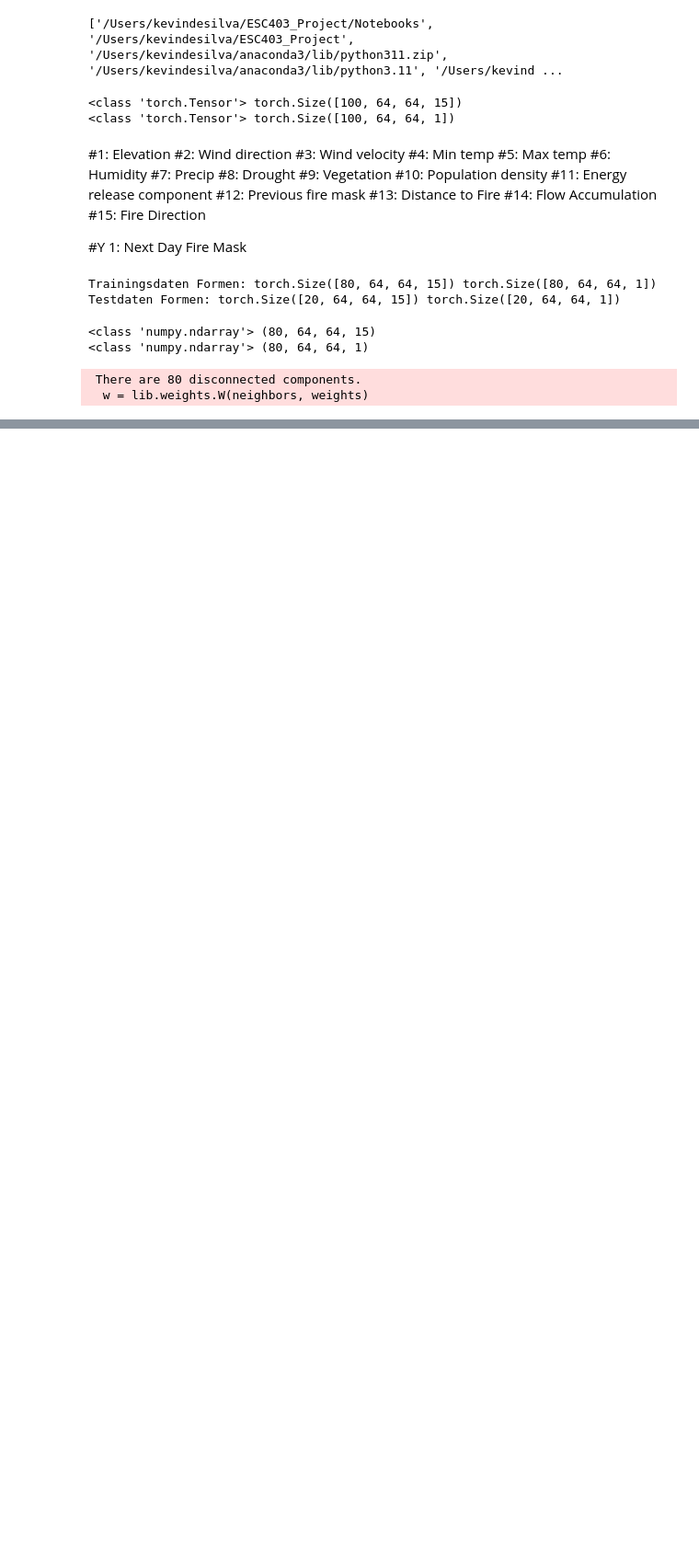
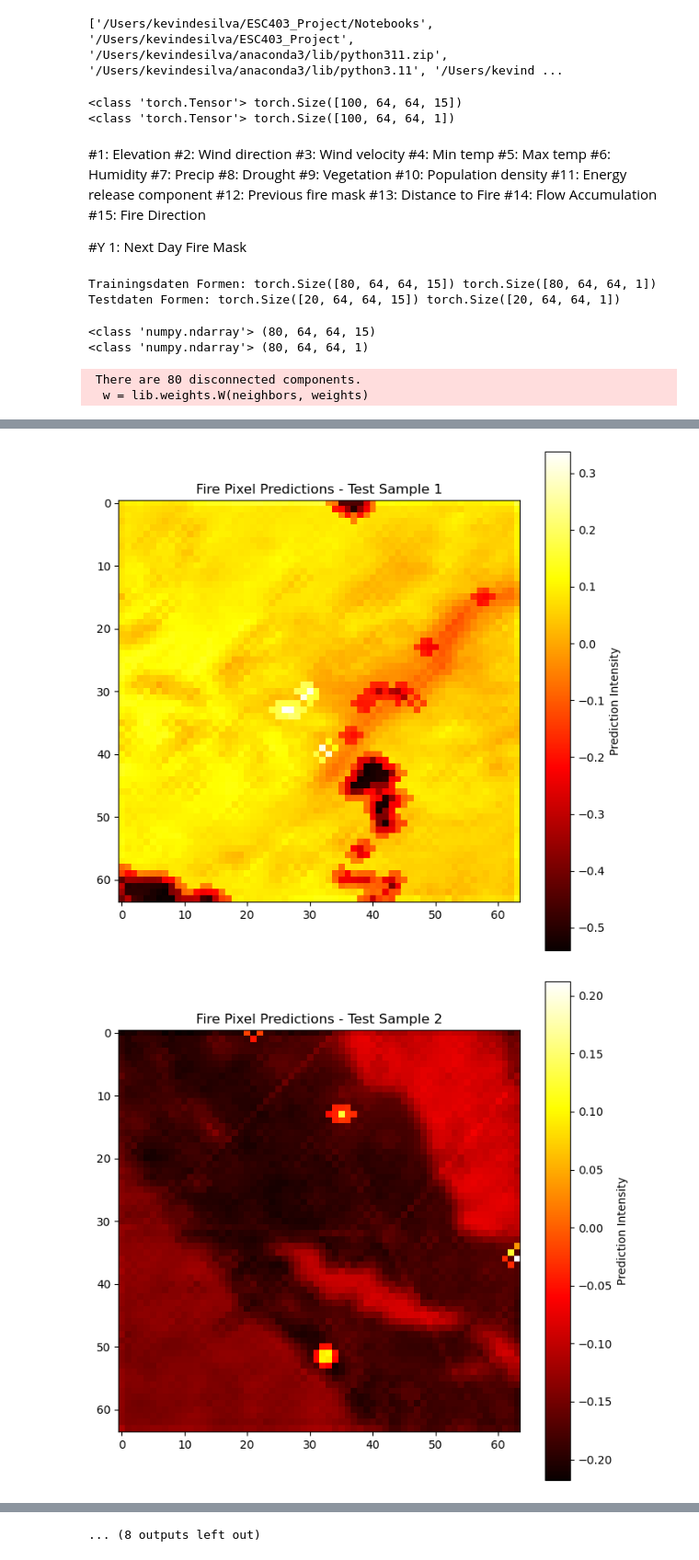
Before and after one commit to AdrianHauser/ESC403_Project, a Jupyter notebook: Notebooks/SAR.ipynb, the cells around one changed output, grey strips where cells are left out. Shown at 92% size. Cells and saved outputs as stored; diff of their text form; code cells hidden in the pictures; blank space fills up the shorter version.

```diff
--- a/Notebooks/SAR.ipynb
+++ b/Notebooks/SAR.ipynb
@@ -154,0 +308,12 @@ print(type(w))
+# %%
+binarized_array = (y_pred_reshaped > 0.5).astype(int)
+
+for i in range(binarized_array.shape[0]):
+    plt.figure(figsize=(8, 8))
+    plt.title(f'Fire Pixel Predictions - Test Sample {i+1}')
+    plt.imshow(y_pred_reshaped[i, :, :, 0], cmap='hot', interpolation='nearest')
+    plt.colorbar(label='Prediction Intensity')
+    plt.show()
+# %% [output]
+[figure, added]
+[figure, added]
@@ -154,0 +330 @@ print(type(w))
+... (8 outputs left out)
```
Also changed, not shown: parts of 11 cells of this notebook.
